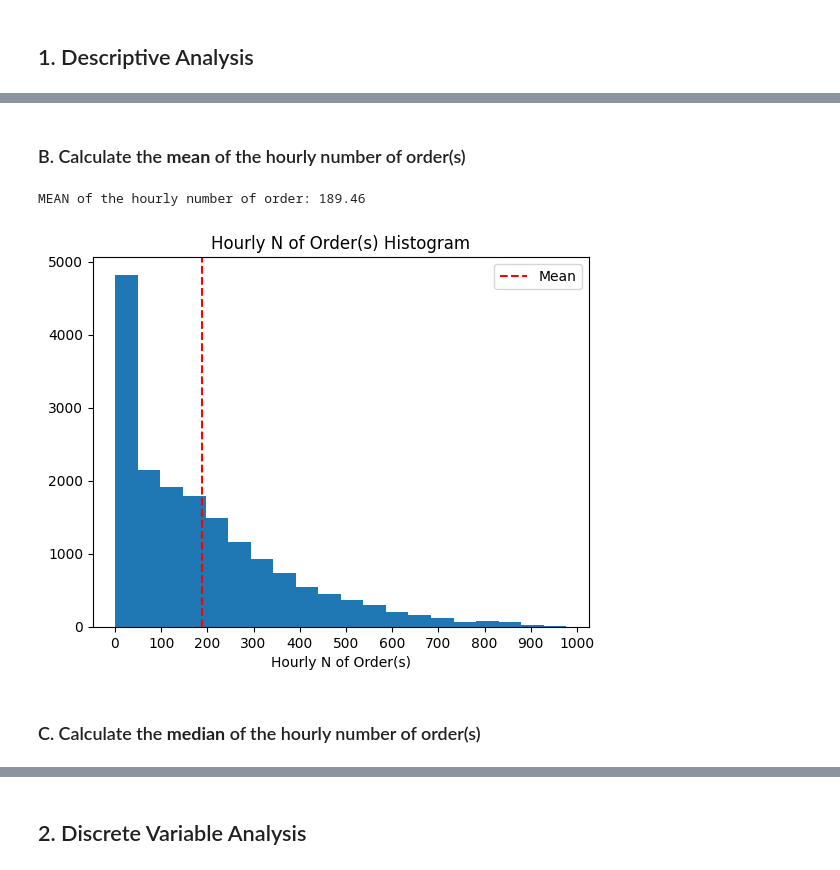
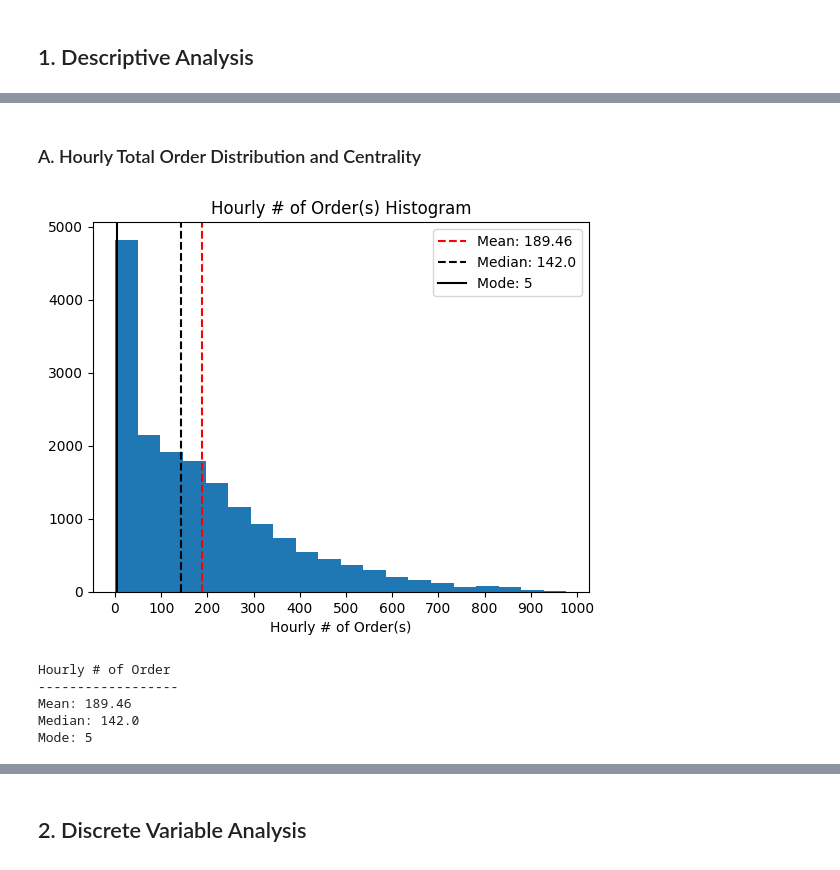
Before and after one commit to bagusfarisa/bike-sharing-demand-probability-analysis, a Jupyter notebook: bikesharing.ipynb, the cells around one changed output, grey strips where cells are left out. Cells and saved outputs as stored; diff of their text form; code cells hidden in the pictures.

```diff
--- a/bikesharing.ipynb
+++ b/bikesharing.ipynb
@@ -49,20 +45,30 @@ plt.show()
-# %% [markdown]
-### B. Calculate the **mean** of the hourly number of order(s)
+# %% [markdown]
+### A. Hourly Total Order Distribution and Centrality
 # %%
-avg_n_order = df['total_order'].mean()
-avg_n_order = round(avg_n_order, 2)
-print(f'MEAN of the hourly number of order: {avg_n_order}')
+avg_hourly_n_order = round(df['total_order'].mean(), 2) # Get the mean
+mid_hourly_n_order = df['total_order'].median() # Get the median
+mode_hourly_n_order = df['total_order'].mode()[0] # Get the mode
 
 x = df['total_order']
 fig = plt.hist(x, bins=20)
-plt.title("Hourly N of Order(s) Histogram")
-plt.xlabel('Hourly N of Order(s)')
+plt.title("Hourly # of Order(s) Histogram")
+plt.xlabel('Hourly # of Order(s)')
 plt.xticks(range(0,1100,100))
-plt.axvline(x=np.nanmean(x), color='red', linestyle='--', label='Mean') # Mean line
+plt.axvline(x=np.nanmean(x), color='red', linestyle='--', label=f'Mean: {avg_hourly_n_order}') # Mean line
+plt.axvline(x=np.nanmedian(x), color='black', linestyle='--', label=f'Median: {mid_hourly_n_order}') # Median line
+plt.axvline(x=mode_hourly_n_order, color='black', linestyle='-', label=f'Mode: {mode_hourly_n_order}') # Mode line
 plt.legend()
 plt.show()
+
+print('Hourly # of Order')
+print('------------------')
+print('Mean:', avg_hourly_n_order)
+print('Median:', mid_hourly_n_order)
+print('Mode:', mode_hourly_n_order)
 # %% [output]
+[figure, new version]
-MEAN of the hourly number of order: 189.46
+Hourly # of Order
+------------------
+Mean: 189.46
+Median: 142.0
+Mode: 5
-[figure, old version]
-# %% [markdown]
-### C. Calculate the **median** of the hourly number of order(s)
```
Also changed, not shown: parts of 17 cells of this notebook.
